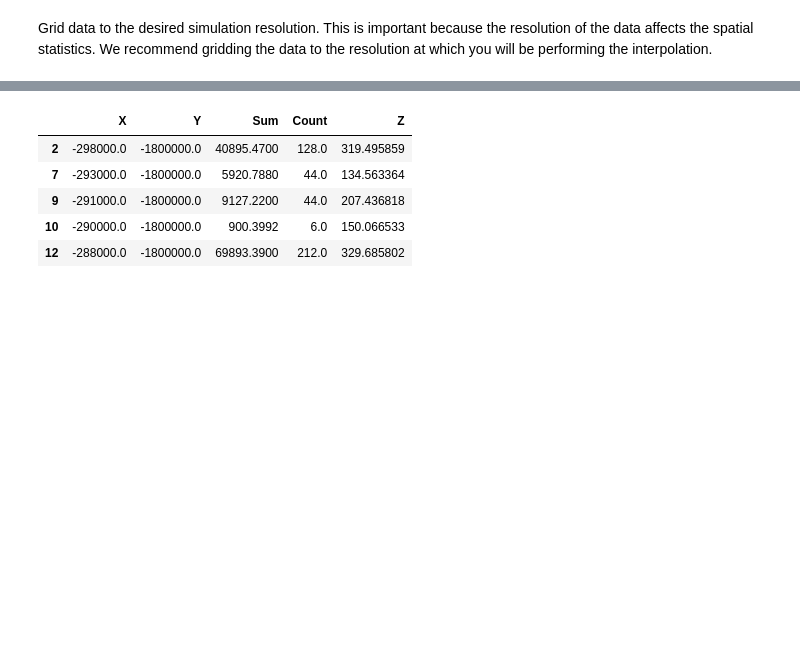
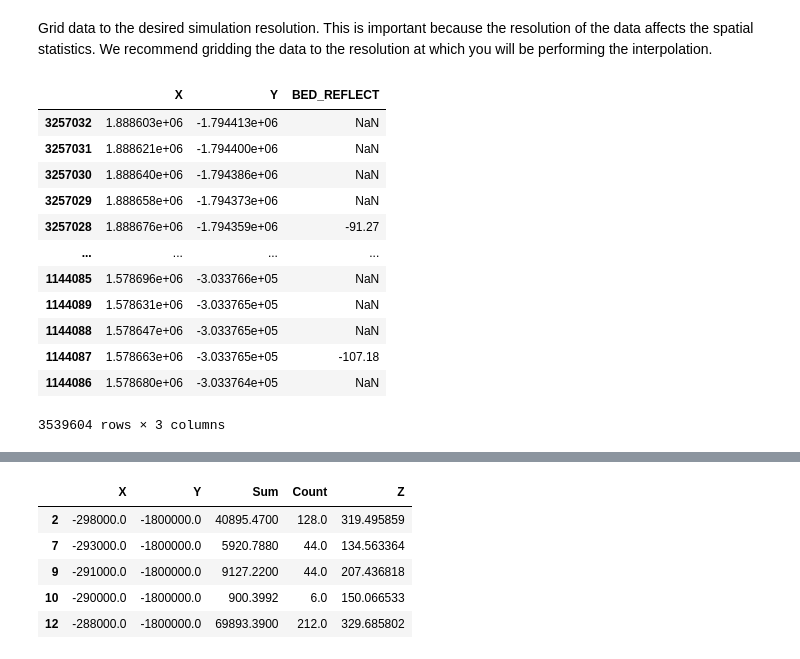
Before and after one commit to elizadawson/gstatsimbook, a Jupyter notebook: 1_Experimental_Variogram.ipynb, the cells around one changed output, grey strips where cells are left out. Cells and saved outputs as stored; diff of their text form; code cells hidden in the pictures; blank space fills up the shorter version.

```diff
--- a/1_Experimental_Variogram.ipynb
+++ b/1_Experimental_Variogram.ipynb
@@ -95,0 +99,16 @@ Grid data to the desired simulation resolution. This is important because the re
+# %%
+df_field
+# %% [output]
+|  | X | Y | BED_REFLECT |
+| 3257032 | 1.888603e+06 | -1.794413e+06 | NaN |
+| 3257031 | 1.888621e+06 | -1.794400e+06 | NaN |
+| 3257030 | 1.888640e+06 | -1.794386e+06 | NaN |
+| 3257029 | 1.888658e+06 | -1.794373e+06 | NaN |
+| 3257028 | 1.888676e+06 | -1.794359e+06 | -91.27 |
+| ... | ... | ... | ... |
+| 1144085 | 1.578696e+06 | -3.033766e+05 | NaN |
+| 1144089 | 1.578631e+06 | -3.033765e+05 | NaN |
+| 1144088 | 1.578647e+06 | -3.033765e+05 | NaN |
+| 1144087 | 1.578663e+06 | -3.033765e+05 | -107.18 |
+| 1144086 | 1.578680e+06 | -3.033764e+05 | NaN |
+3539604 rows × 3 columns
```
Also changed, not shown: parts of 4 cells of this notebook.
